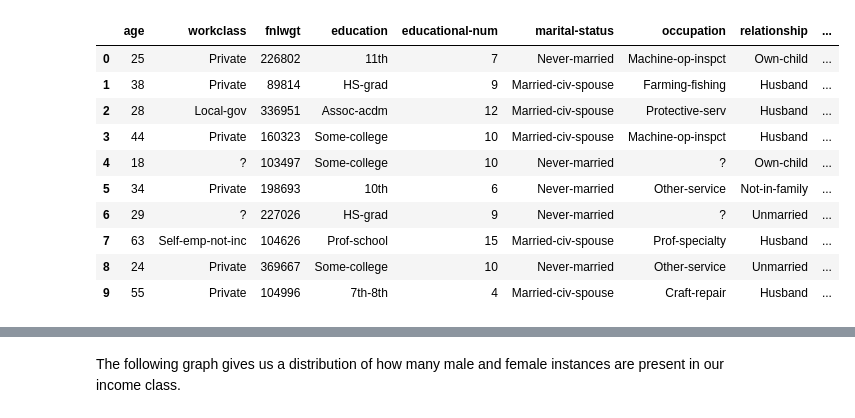
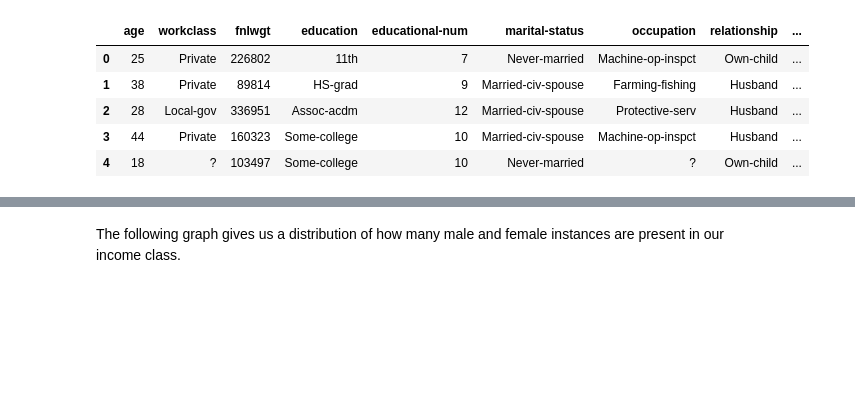
Before and after one commit to dhruvk98/Machine-Learning-Datasets, a Jupyter notebook: adult_income.ipynb, the cells around one changed output, grey strips where cells are left out. Saved outputs shown, nothing was run; the diff lists cells and outputs as text; code cells hidden in the pictures; blank space fills up the shorter version.

```diff
--- a/adult_income.ipynb
+++ b/adult_income.ipynb
@@ -19,19 +19,14 @@ Saving adult.csv to adult.csv
 # %%
 df=pd.read_csv('adult.csv',sep=',',encoding='utf-8')
 # %%
-df.head(10)
+df.head()
 # %% [output]
 |  | age | workclass | fnlwgt | education | educational-num | marital-status | occupation | relationship | ... |
 | 0 | 25 | Private | 226802 | 11th | 7 | Never-married | Machine-op-inspct | Own-child | ... |
 | 1 | 38 | Private | 89814 | HS-grad | 9 | Married-civ-spouse | Farming-fishing | Husband | ... |
 | 2 | 28 | Local-gov | 336951 | Assoc-acdm | 12 | Married-civ-spouse | Protective-serv | Husband | ... |
 | 3 | 44 | Private | 160323 | Some-college | 10 | Married-civ-spouse | Machine-op-inspct | Husband | ... |
 | 4 | 18 | ? | 103497 | Some-college | 10 | Never-married | ? | Own-child | ... |
-| 5 | 34 | Private | 198693 | 10th | 6 | Never-married | Other-service | Not-in-family | ... |
-| 6 | 29 | ? | 227026 | HS-grad | 9 | Never-married | ? | Unmarried | ... |
-| 7 | 63 | Self-emp-not-inc | 104626 | Prof-school | 15 | Married-civ-spouse | Prof-specialty | Husband | ... |
-| 8 | 24 | Private | 369667 | Some-college | 10 | Never-married | Other-service | Unmarried | ... |
-| 9 | 55 | Private | 104996 | 7th-8th | 4 | Married-civ-spouse | Craft-repair | Husband | ... |
 # %%
 df.shape
 # %% [output]
```
Also changed, not shown: parts of 109 cells of this notebook.
